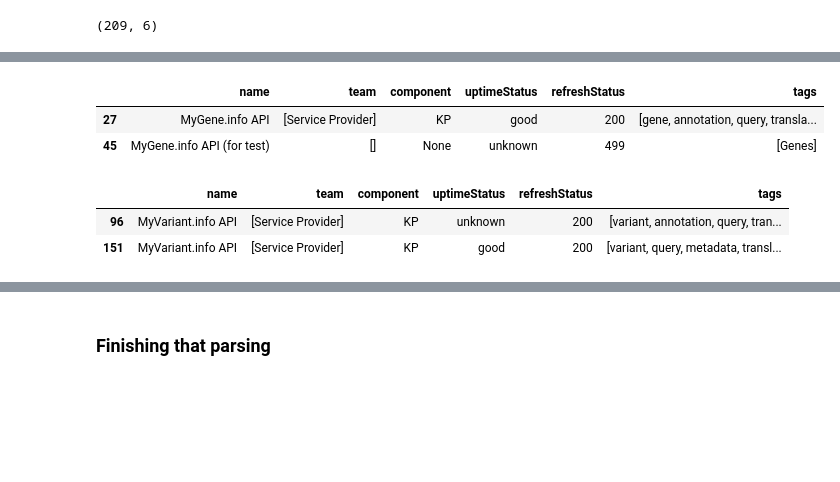
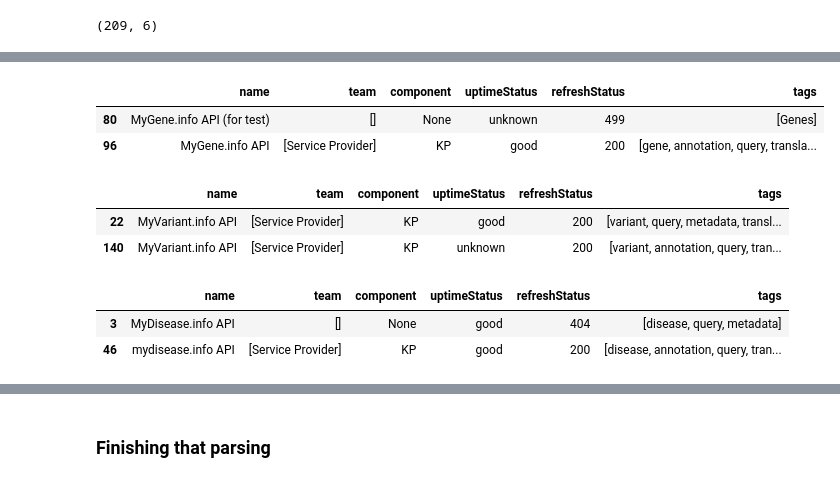
Before and after one commit to colleenXu/RegistryMetadataDev, a Jupyter notebook: x-translator/CX_RegistryMetadataReview.ipynb, the cells around one changed output, grey strips where cells are left out. Saved outputs shown, nothing was run; the diff lists cells and outputs as text; code cells hidden in the pictures; blank space fills up the shorter version.

```diff
--- a/x-translator/CX_RegistryMetadataReview.ipynb
+++ b/x-translator/CX_RegistryMetadataReview.ipynb
@@ -37,7 +56,7 @@ UTC time:
 # %%
 ## setup request
 # headers = {"content-type": "application/json"}
-registry_url = "https://smart-api.info/api/query/?fields=info,tags,_status&raw=1&size=1000"
+registry_url = "https://smart-api.info/api/query/?q=__all__&fields=info,tags,_status&raw=1&size=1000"
 
 ## make request: check for success (200)
 registry_request = requests.get(registry_url, headers={})
@@ -132,11 +165,16 @@ registry_df[registry_df['name'].str.contains('Genetics')]
 # %%
 ## these two versions were....registered by diff people?
 registry_df[registry_df['name'].str.startswith('MyGene.info')]
 registry_df[registry_df['name'].str.startswith('MyVariant.info')]
+registry_df[registry_df['name'].str.startswith('mydisease') |
+            registry_df['name'].str.startswith('MyDisease')]
 # %% [output]
 |  | name | team | component | uptimeStatus | refreshStatus | tags |
-| 27 | MyGene.info API | [Service Provider] | KP | good | 200 | [gene, annotation, query, transla... |
-| 45 | MyGene.info API (for test) | [] | None | unknown | 499 | [Genes] |
+| 80 | MyGene.info API (for test) | [] | None | unknown | 499 | [Genes] |
+| 96 | MyGene.info API | [Service Provider] | KP | good | 200 | [gene, annotation, query, transla... |
 |  | name | team | component | uptimeStatus | refreshStatus | tags |
-| 96 | MyVariant.info API | [Service Provider] | KP | unknown | 200 | [variant, annotation, query, tran... |
-| 151 | MyVariant.info API | [Service Provider] | KP | good | 200 | [variant, query, metadata, transl... |
+| 22 | MyVariant.info API | [Service Provider] | KP | good | 200 | [variant, query, metadata, transl... |
+| 140 | MyVariant.info API | [Service Provider] | KP | unknown | 200 | [variant, annotation, query, tran... |
+|  | name | team | component | uptimeStatus | refreshStatus | tags |
+| 3 | MyDisease.info API | [] | None | good | 404 | [disease, query, metadata] |
+| 46 | mydisease.info API | [Service Provider] | KP | good | 200 | [disease, annotation, query, tran... |
```
Also changed, not shown: parts of 15 cells of this notebook, 3 other files.
